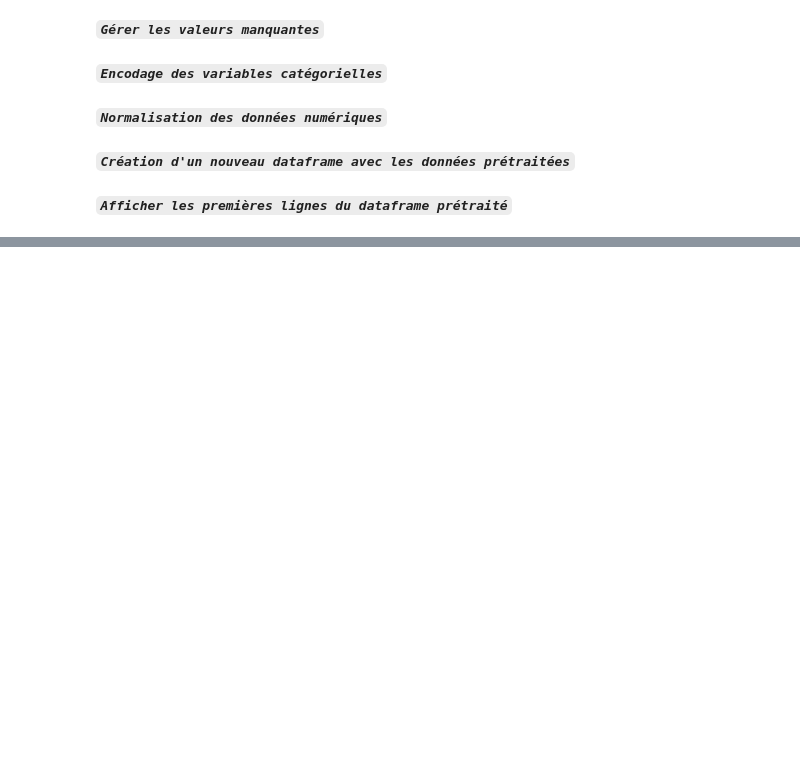
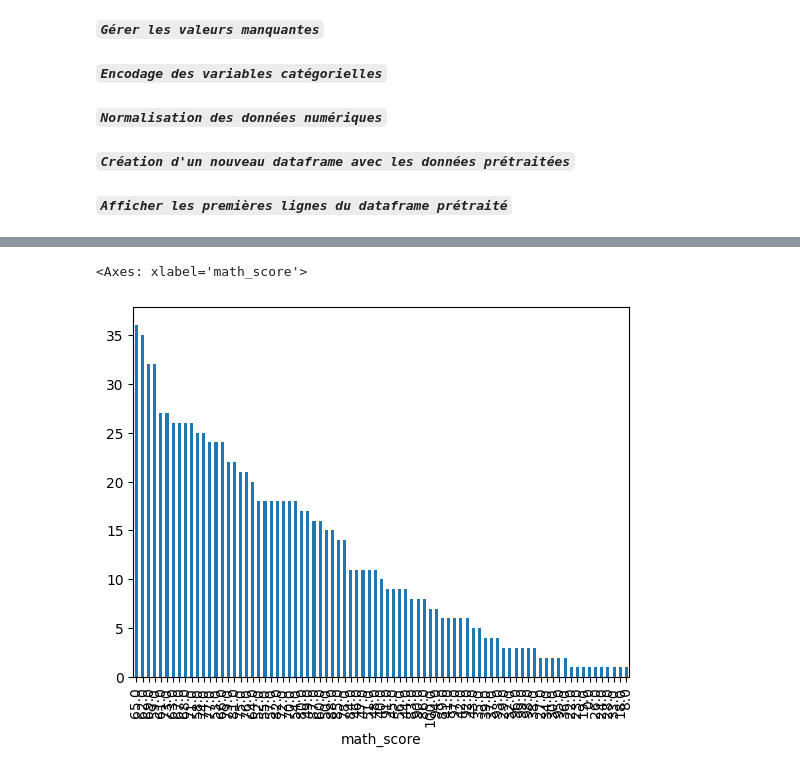
Before and after one commit to HaddoucheSara/ML_Mini_projet, a Jupyter notebook: Mini_projet_D’application.ipynb, the cells around one changed output, grey strips where cells are left out. Saved outputs shown, nothing was run; the diff lists cells and outputs as text; code cells hidden in the pictures; blank space fills up the shorter version.

```diff
--- a/Mini_projet_D’application.ipynb
+++ b/Mini_projet_D’application.ipynb
@@ -125,0 +196,5 @@ data_preprocessed.head()
+# %%
+data['math_score'].value_counts().plot.bar()
+# %% [output]
+<Axes: xlabel='math_score'>
+[figure, added]
```
Also changed, not shown: parts of 31 cells of this notebook.
